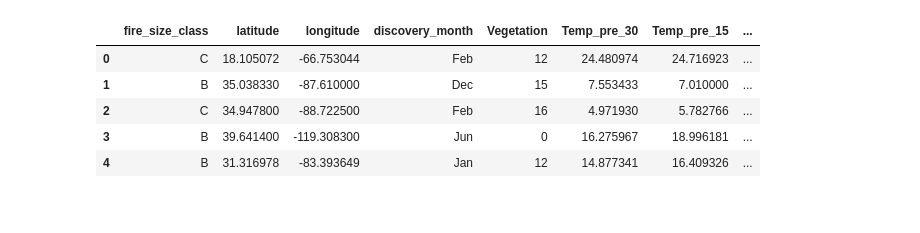
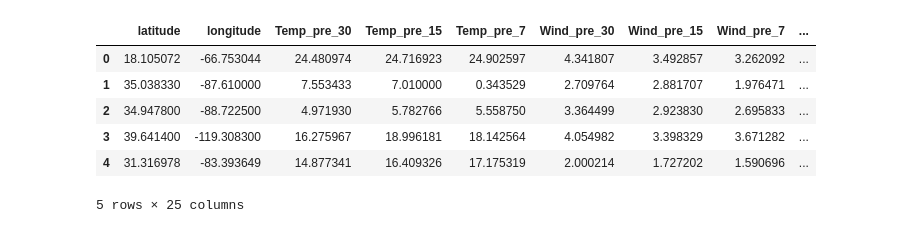
Before and after one commit to leonkriesmair/BigDataProject, a Jupyter notebook: notebooks/NeuralNetwork.ipynb, the cells around one changed output. Cells and saved outputs as stored; diff of their text form; code cells hidden in the pictures.

Commit message:
neural net v1

```diff
--- a/notebooks/NeuralNetwork.ipynb
+++ b/notebooks/NeuralNetwork.ipynb
@@ -6,11 +21,31 @@ from sklearn.preprocessing import StandardScaler
-# %%
-df = pd.read_csv('../data/processed/FW_Veg_Rem_Combined_cleaned.csv')
-df.drop(columns=['fire_size','disc_pre_year','fire_size_class_B'], inplace=True)
-df.head()
-# %% [output]
-|  | fire_size_class | latitude | longitude | discovery_month | Vegetation | Temp_pre_30 | Temp_pre_15 | ... |
-| 0 | C | 18.105072 | -66.753044 | Feb | 12 | 24.480974 | 24.716923 | ... |
-| 1 | B | 35.038330 | -87.610000 | Dec | 15 | 7.553433 | 7.010000 | ... |
-| 2 | C | 34.947800 | -88.722500 | Feb | 16 | 4.971930 | 5.782766 | ... |
-| 3 | B | 39.641400 | -119.308300 | Jun | 0 | 16.275967 | 18.996181 | ... |
-| 4 | B | 31.316978 | -83.393649 | Jan | 12 | 14.877341 | 16.409326 | ... |
+# %%
+df = pd.read_csv('../data/processed/FW_Veg_Rem_Combined_cleaned.csv')
+df.drop(columns=['fire_size','disc_pre_year','fire_size_class'], inplace=True)
+
+month_map = {
+    'Jan': 1, 'Feb': 2, 'Mar': 3, 'Apr': 4, 'May': 5, 'Jun': 6,
+    'Jul': 7, 'Aug': 8, 'Sep': 9, 'Oct': 10, 'Nov': 11, 'Dec': 12
+}
+if df["discovery_month"].dtype == "object":
+    df["discovery_month"] = df["discovery_month"].map(month_map)
+
+# Create sine/cosine features
+df["month_sin"] = np.sin(2 * np.pi * df["discovery_month"] / 12)
+df["month_cos"] = np.cos(2 * np.pi * df["discovery_month"] / 12)
+
+# Drop original month column
+df.drop("discovery_month", axis=1, inplace=True)
+
+# Convert categorical variables to one-hot encoding
+# dropping the first category not necessary for neural networks
+df = pd.get_dummies(df, columns=["Vegetation"], drop_first=False)
+
+df.head()
+# %% [output]
+|  | latitude | longitude | Temp_pre_30 | Temp_pre_15 | Temp_pre_7 | Wind_pre_30 | Wind_pre_15 | Wind_pre_7 | ... |
+| 0 | 18.105072 | -66.753044 | 24.480974 | 24.716923 | 24.902597 | 4.341807 | 3.492857 | 3.262092 | ... |
+| 1 | 35.038330 | -87.610000 | 7.553433 | 7.010000 | 0.343529 | 2.709764 | 2.881707 | 1.976471 | ... |
+| 2 | 34.947800 | -88.722500 | 4.971930 | 5.782766 | 5.558750 | 3.364499 | 2.923830 | 2.695833 | ... |
+| 3 | 39.641400 | -119.308300 | 16.275967 | 18.996181 | 18.142564 | 4.054982 | 3.398329 | 3.671282 | ... |
+| 4 | 31.316978 | -83.393649 | 14.877341 | 16.409326 | 17.175319 | 2.000214 | 1.727202 | 1.590696 | ... |
+5 rows × 25 columns
```
Also changed, not shown: parts of 12 cells of this notebook, 1 other file.
